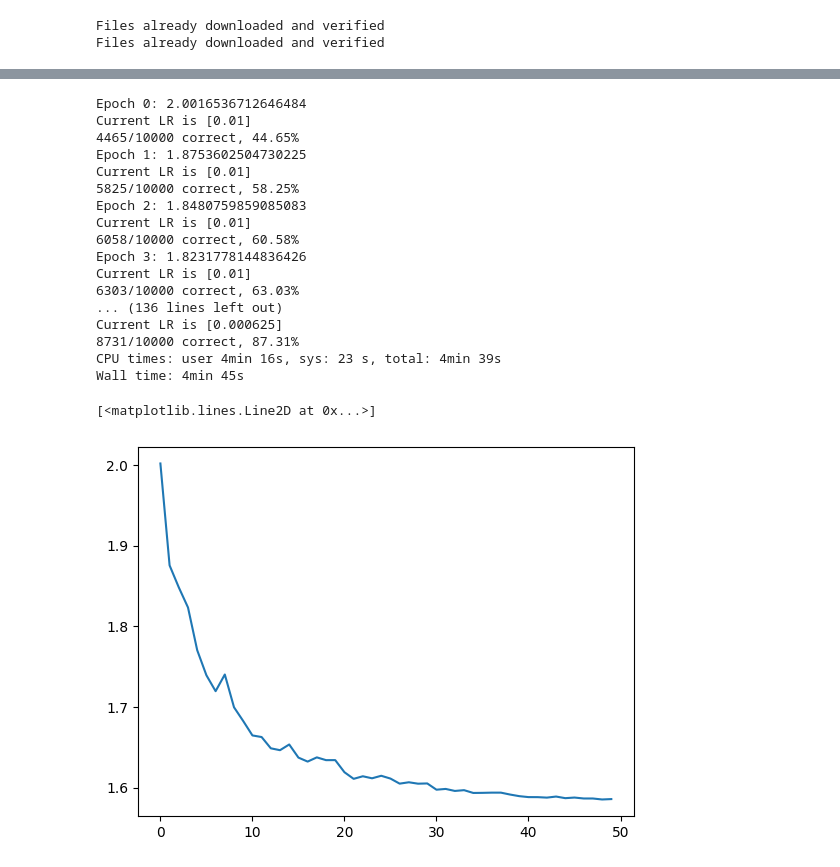
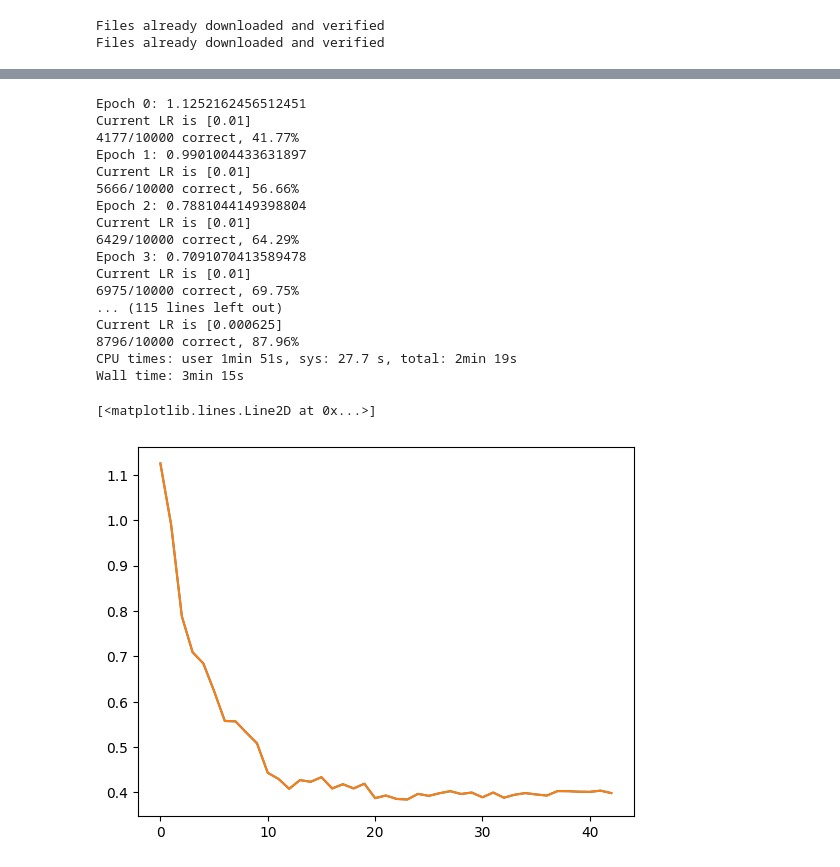
Before and after one commit to kyflores/zero2dcnn, a Jupyter notebook: 4_improving_cifar10.ipynb, the cells around one changed output, grey strips where cells are left out. Cells and saved outputs as stored; diff of their text form; code cells hidden in the pictures.

Commit message:
Fix erroneous usage of crossentropyloss everywhere by removing softmax before it

```diff
--- a/4_improving_cifar10.ipynb
+++ b/4_improving_cifar10.ipynb
@@ -195,7 +195,6 @@ class MyCnn(nn.Module):
         x = F.relu(x)
 
         x = self.lin3(x)
-        x = F.softmax(x, dim=-1)
         return x
 # %%
 from torchinfo import summary
@@ -222,7 +221,7 @@ Estimated Total Size (MB): 26.95
 # %%
 %%time
 
-model = MyCnn(out_sz=10, ch=64).to(device).train()
+model = MyCnn(out_sz=10, ch=32).to(device).train()
 
 optimizer = torch.optim.SGD(model.parameters(), lr=0.01, momentum=0.9)
 
@@ -250,44 +249,45 @@ try:
 
         correct = 0
         total = len(cifar_eval)
         for i, (images, target) in enumerate(val_loader):
             with torch.no_grad():
                 images = images.float().to(device)
                 targets = target.float().to(device)
                 outs = model(images)
 
                 loss = lossfn(outs, targets.view(-1, 10))
                 losses.append(loss)
                 for x in range(outs.shape[0]):
-                    if torch.allclose(outs[x].round().cpu(), targets.view(-1, 10)[x].cpu()):
+                    preds = F.softmax(outs, dim=1)
+                    if torch.allclose(preds[x].round().cpu(), targets.view(-1, 10)[x].cpu()):
                         correct += 1
 
         epoch_loss = torch.Tensor(losses).mean().item()
         print("Epoch {}: {} ".format(epoch, epoch_loss))
         print("Current LR is {}".format(scheduler.get_last_lr()))
         print("{}/{} correct, {:.2f}%".format(correct, total, 100*correct/total))
         loss_plot.append(epoch_loss)
         scheduler.step()
 except KeyboardInterrupt:
     plt.plot(loss_plot)
 plt.plot(loss_plot)
 # %% [output]
-Epoch 0: 2.0016536712646484
+Epoch 0: 1.1252162456512451
 Current LR is [0.01]
-4465/10000 correct, 44.65%
-Epoch 1: 1.8753602504730225
+4177/10000 correct, 41.77%
+Epoch 1: 0.9901004433631897
 Current LR is [0.01]
-5825/10000 correct, 58.25%
-Epoch 2: 1.8480759859085083
+5666/10000 correct, 56.66%
+Epoch 2: 0.7881044149398804
 Current LR is [0.01]
-6058/10000 correct, 60.58%
-Epoch 3: 1.8231778144836426
+6429/10000 correct, 64.29%
+Epoch 3: 0.7091070413589478
 Current LR is [0.01]
-6303/10000 correct, 63.03%
-... (136 lines left out)
+6975/10000 correct, 69.75%
+... (115 lines left out)
 Current LR is [0.000625]
-8731/10000 correct, 87.31%
-CPU times: user 4min 16s, sys: 23 s, total: 4min 39s
-Wall time: 4min 45s
+8796/10000 correct, 87.96%
+CPU times: user 1min 51s, sys: 27.7 s, total: 2min 19s
+Wall time: 3min 15s
 [<matplotlib.lines.Line2D at 0x...>]
-[figure, old version]
+[figure, new version]
```
Also changed, not shown: parts of 1 cell of this notebook, 5 other files.
